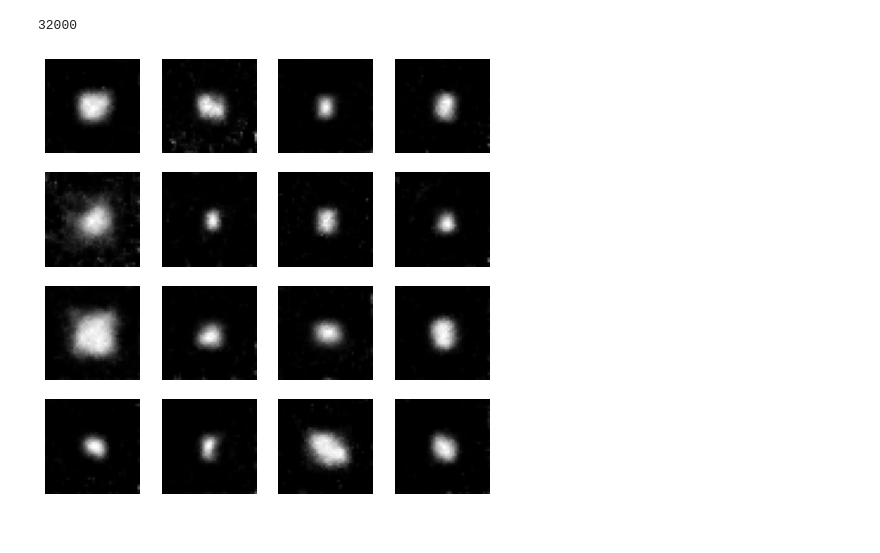
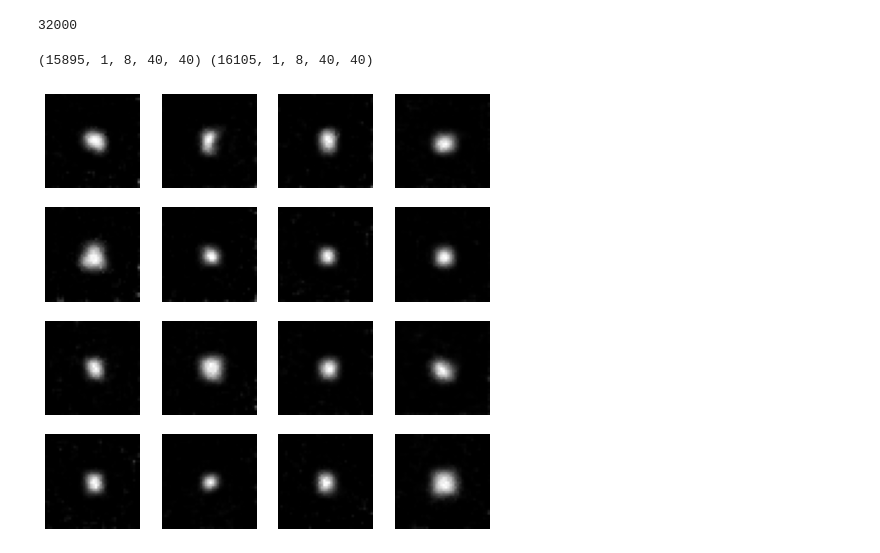
Before and after one commit to HarreyJia/CapsuleGAN, a Jupyter notebook: semi.ipynb, the cells around one changed output. Cells and saved outputs as stored; diff of their text form; code cells hidden in the pictures.

Commit message:
feat: generate fake sample

```diff
--- a/semi.ipynb
+++ b/semi.ipynb
@@ -134,19 +132,33 @@ print(len(fake_label))
 np.save("./fake_label_cpu.npy",np.array(fake_label))
 # %% [output]
 32000
+# %%
+fake_label_set = np.load(INPUT_PATH + 'fake_label_cpu.npy')
+# %%
+fake_benign_label = [i for i in range(len(fake_label_set)) if fake_label_set[i] == 0]
+fake_maligancy_label = [i for i in range(len(fake_label_set)) if fake_label_set[i] == 1]
+
+fake_benign_nodules = fake_set[fake_benign_label]
+fake_maligancy_nodules = fake_set[fake_maligancy_label]
+
+print(fake_benign_nodules.shape, fake_maligancy_nodules.shape)
+# %% [output]
+(15895, 1, 8, 40, 40) (16105, 1, 8, 40, 40)
 # %%
-### plot fake nodules
+### plot fake benign nodules
 start = 16 * 1
-fake_nodules = fake_set[start:start+16]
-fake_nodules = fake_nodules * 127.5 + 127.5
+fake_benign_sample_nodules = fake_benign_nodules[start:start+16]
+fake_maligancy_sample_nodules = fake_maligancy_nodules[start:start+16]
+fake_benign_sample_nodules = fake_benign_sample_nodules * 127.5 + 127.5
+fake_maligancy_sample_nodules = fake_maligancy_sample_nodules * 127.5 + 127.5
 plt.figure(figsize=(8,8))
 
 for i in range(4):
     for j in range(4):
         plt.subplot(4,4,i*4+j+1)
-        plt.imshow(fake_nodules[i*4+j][0][4], cmap="gray")
+        plt.imshow(fake_benign_sample_nodules[i*4+j][0][4], cmap="gray")
         plt.axis("off")
-plt.savefig(OUTPUT_PATH + "fake_sample.png")
+plt.savefig(OUTPUT_PATH + "fake_benign_sample.png")
 plt.show()
 # %% [output]
-[figure, old version]
+[figure, new version]
```
Also changed, not shown: parts of 2 cells of this notebook, 2 other files.
